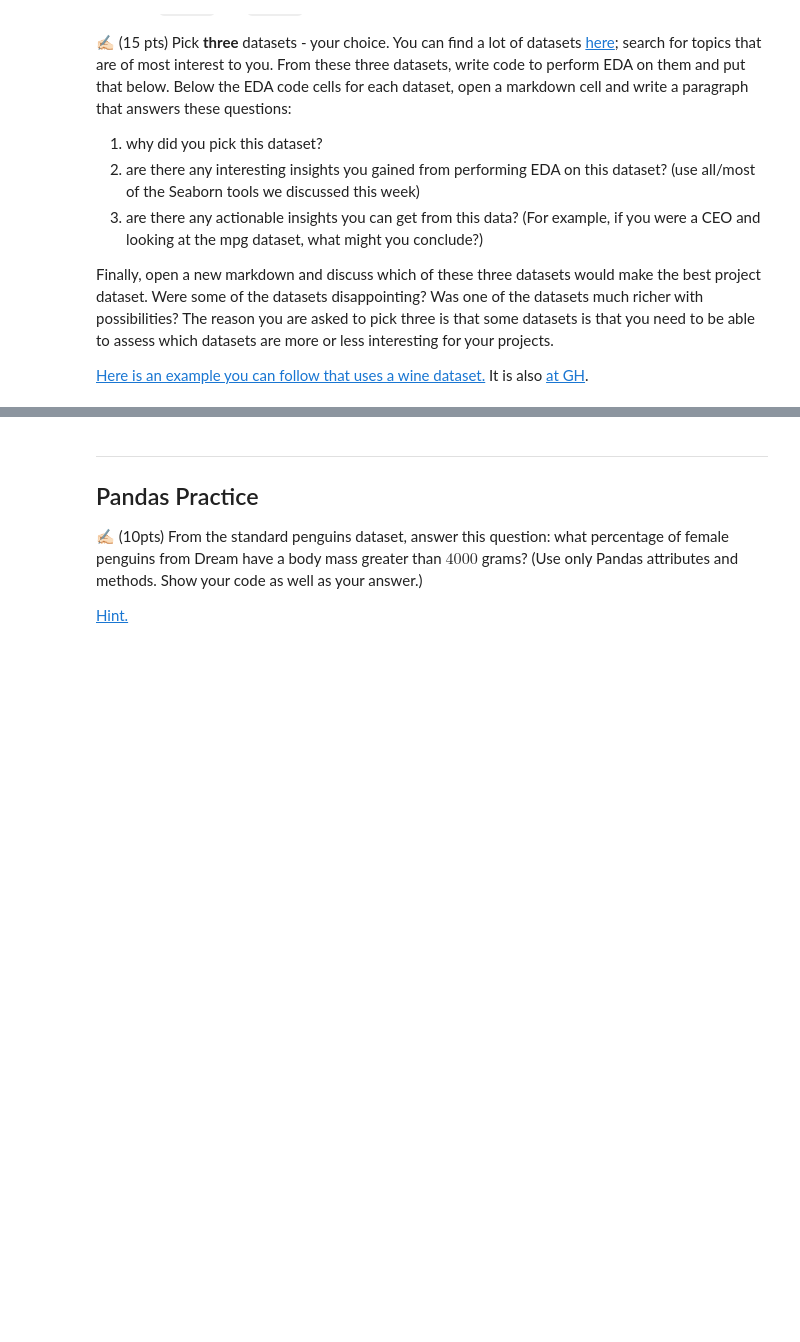
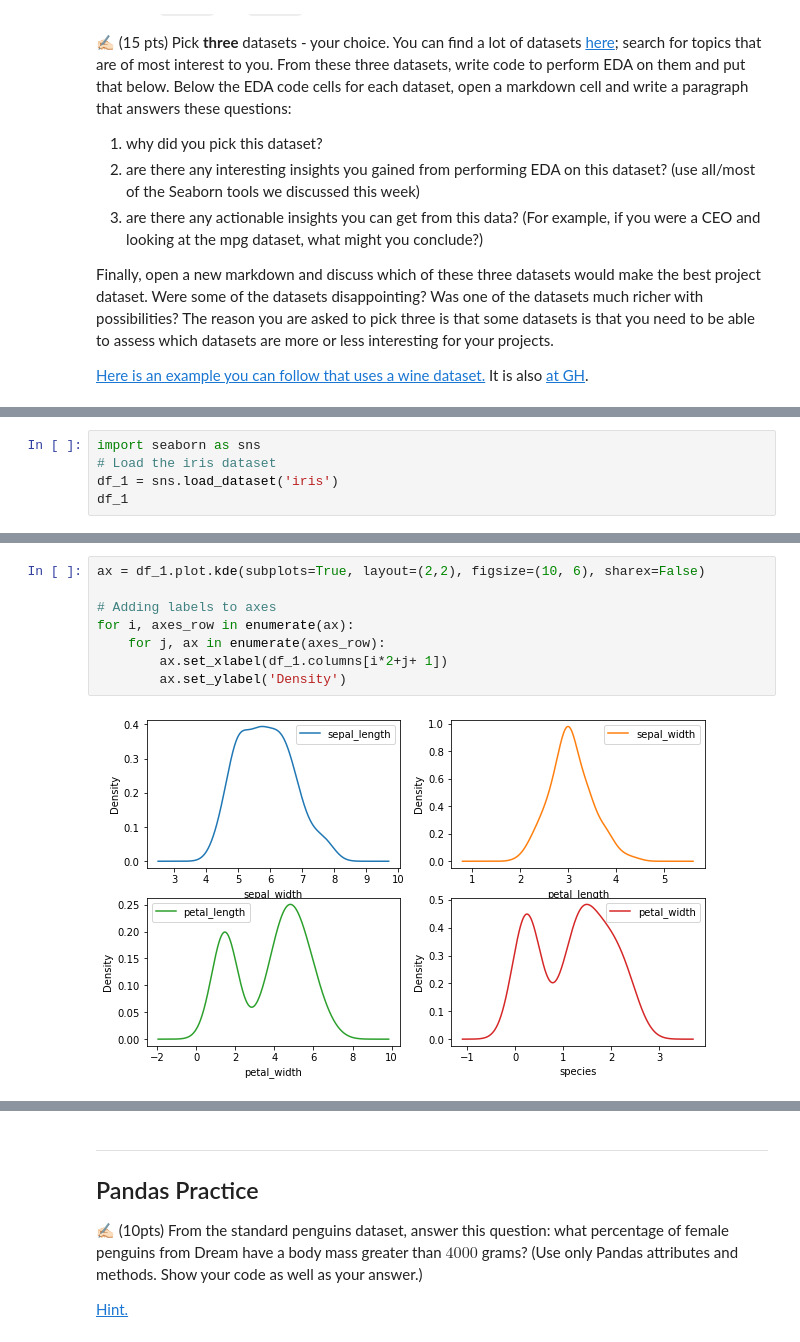
Before and after one commit to faisalece/cmse830, a Jupyter notebook: HW/HW_3.ipynb, the cells around one changed output, grey strips where cells are left out. Saved outputs shown, nothing was run; the diff lists cells and outputs as text; blank space fills up the shorter version.

```diff
--- a/HW/HW_3.ipynb
+++ b/HW/HW_3.ipynb
@@ -56,0 +59,5 @@ Finally, open a new markdown and discuss which of these three datasets would mak
+# %%
+import seaborn as sns
+# Load the iris dataset
+df_1 = sns.load_dataset('iris')
+df_1
@@ -56,0 +124,10 @@ Finally, open a new markdown and discuss which of these three datasets would mak
+# %%
+ax = df_1.plot.kde(subplots=True, layout=(2,2), figsize=(10, 6), sharex=False)
+
+# Adding labels to axes
+for i, axes_row in enumerate(ax):
+    for j, ax in enumerate(axes_row):
+        ax.set_xlabel(df_1.columns[i*2+j+ 1])
+        ax.set_ylabel('Density')
+# %% [output]
+[figure, added]
```
Also changed, not shown: parts of 12 cells of this notebook.
